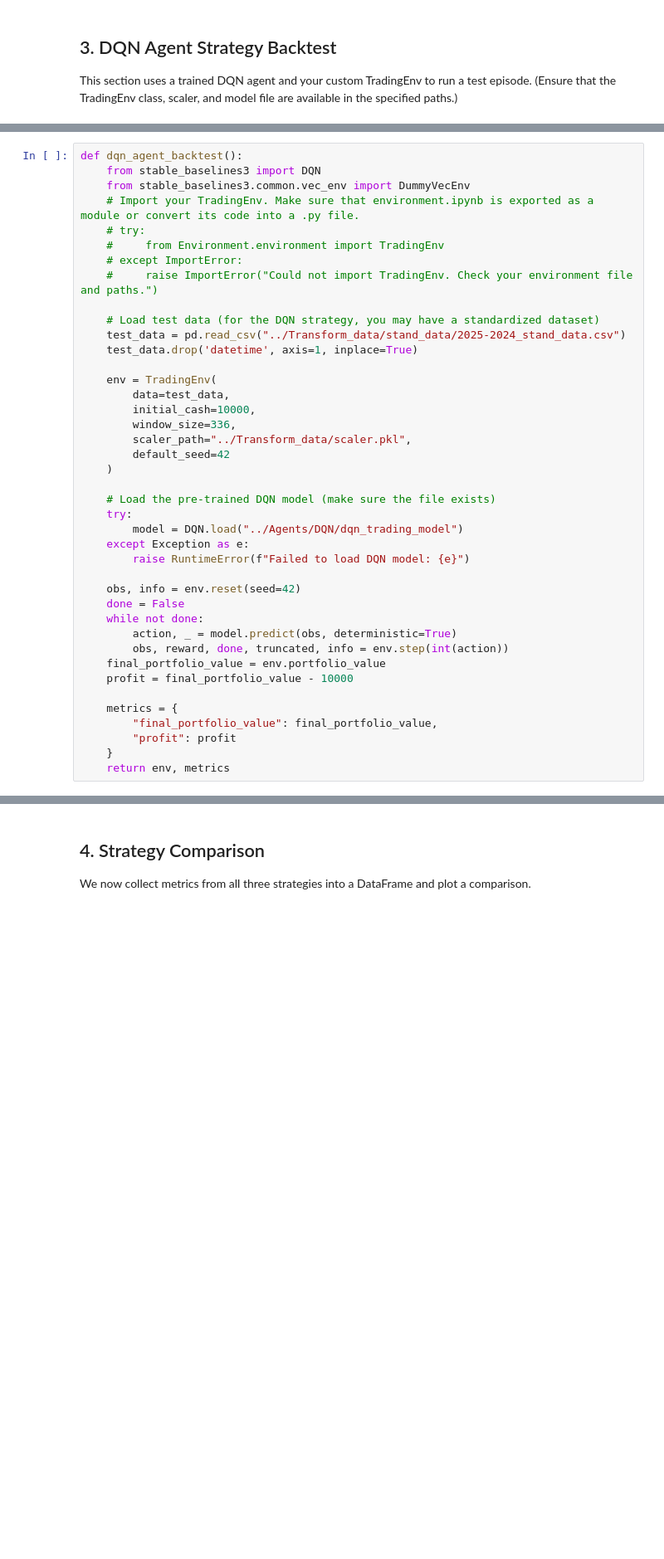
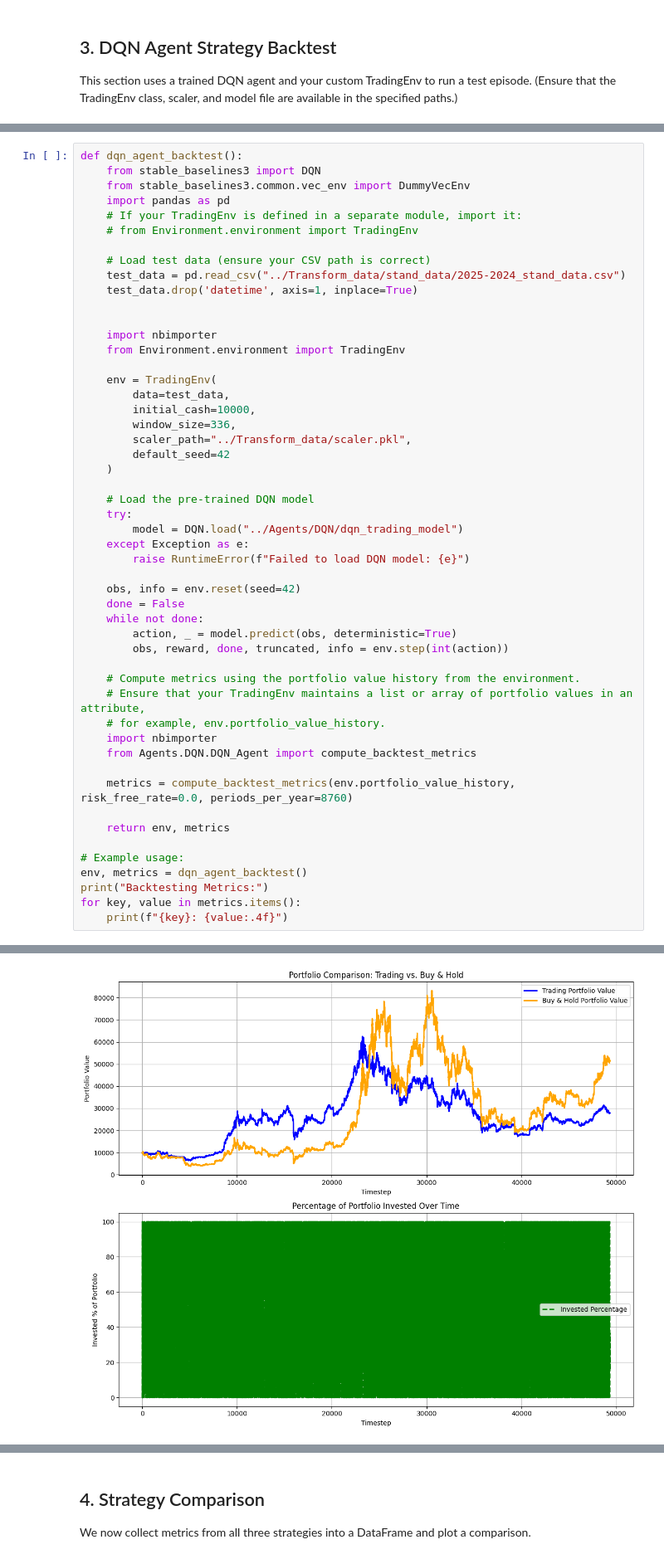
Before and after one commit to TrxtanF/Studienarbeit, a Jupyter notebook: Backtesting/Backtest.ipynb, the cells around one changed output, grey strips where cells are left out. Shown at 83% size. Drawn from its saved outputs; the diff is of its cells as text; blank space fills up the shorter version.

```diff
--- a/Backtesting/Backtest.ipynb
+++ b/Backtesting/Backtest.ipynb
@@ -224,15 +278,17 @@ Notebook ausgeführt
 def dqn_agent_backtest():
     from stable_baselines3 import DQN
     from stable_baselines3.common.vec_env import DummyVecEnv
-    # Import your TradingEnv. Make sure that environment.ipynb is exported as a module or convert its code into a .py file.
-    # try:
-    #     from Environment.environment import TradingEnv
-    # except ImportError:
-    #     raise ImportError("Could not import TradingEnv. Check your environment file and paths.")
+    import pandas as pd
+    # If your TradingEnv is defined in a separate module, import it:
+    # from Environment.environment import TradingEnv
 
-    # Load test data (for the DQN strategy, you may have a standardized dataset)
+    # Load test data (ensure your CSV path is correct)
     test_data = pd.read_csv("../Transform_data/stand_data/2025-2024_stand_data.csv")
     test_data.drop('datetime', axis=1, inplace=True)
+
+
+    import nbimporter
+    from Environment.environment import TradingEnv
 
     env = TradingEnv(
         data=test_data,
@@ -242,7 +298,7 @@ def dqn_agent_backtest():
         default_seed=42
     )
 
-    # Load the pre-trained DQN model (make sure the file exists)
+    # Load the pre-trained DQN model
     try:
         model = DQN.load("../Agents/DQN/dqn_trading_model")
     except Exception as e:
@@ -253,11 +309,20 @@ def dqn_agent_backtest():
     while not done:
         action, _ = model.predict(obs, deterministic=True)
         obs, reward, done, truncated, info = env.step(int(action))
-    final_portfolio_value = env.portfolio_value
-    profit = final_portfolio_value - 10000
 
-    metrics = {
-        "final_portfolio_value": final_portfolio_value,
-        "profit": profit
-    }
+    # Compute metrics using the portfolio value history from the environment.
+    # Ensure that your TradingEnv maintains a list or array of portfolio values in an attribute,
+    # for example, env.portfolio_value_history.
+    import nbimporter
+    from Agents.DQN.DQN_Agent import compute_backtest_metrics
+
+    metrics = compute_backtest_metrics(env.portfolio_value_history, risk_free_rate=0.0, periods_per_year=8760)
+
     return env, metrics
+
+# Example usage:
+env, metrics = dqn_agent_backtest()
+print("Backtesting Metrics:")
+for key, value in metrics.items():
+    print(f"{key}: {value:.4f}")
+# %% [output]
@@ -263,0 +342 @@ def dqn_agent_backtest():
+[figure, added]
```
Also changed, not shown: parts of 10 cells of this notebook, 8 other files.
